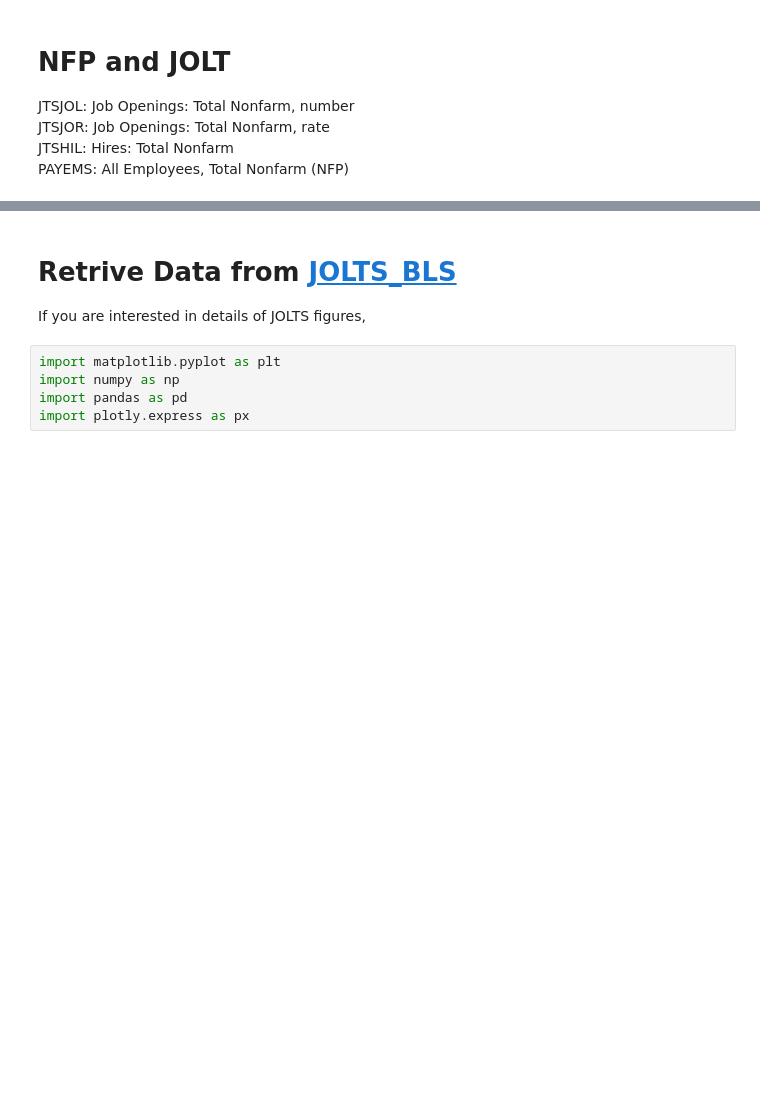
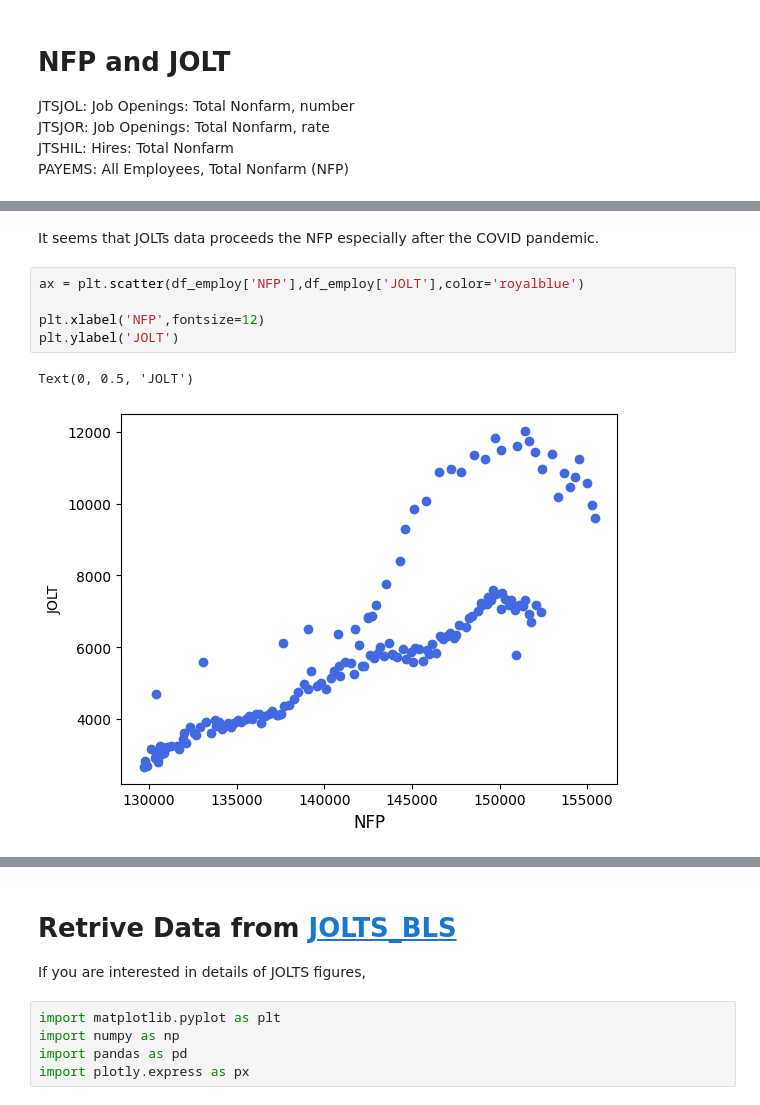
Before and after one commit to AkiraNom/data-analysis-notebook, a Jupyter notebook: EDA_JOLTS_data.ipynb, the cells around one changed output, grey strips where cells are left out. Cells and saved outputs as stored; diff of their text form; blank space fills up the shorter version.

```diff
--- a/EDA_JOLTS_data.ipynb
+++ b/EDA_JOLTS_data.ipynb
@@ -40,0 +57,10 @@ df_employ
+# %% [markdown]
+It seems that JOLTs data proceeds the NFP especially after the COVID pandemic.
+# %%
+ax = plt.scatter(df_employ['NFP'],df_employ['JOLT'],color='royalblue')
+
+plt.xlabel('NFP',fontsize=12)
+plt.ylabel('JOLT')
+# %% [output]
+Text(0, 0.5, 'JOLT')
+[figure, added]
```
Also changed, not shown: parts of 5 cells of this notebook.
